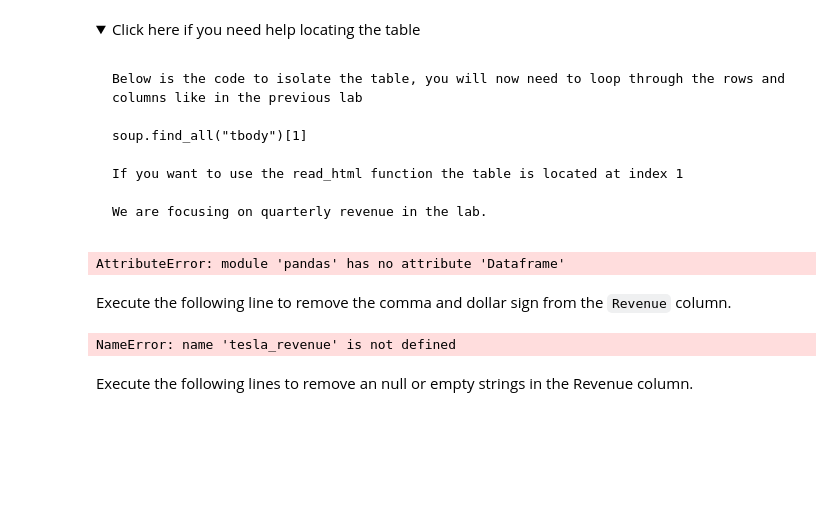
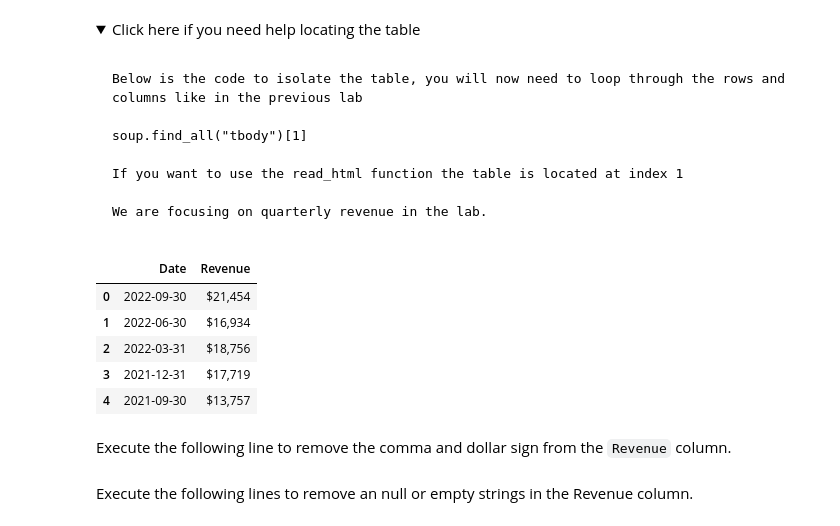
Before and after one commit to wilsonchoi90/extracting-stock-data, a Jupyter notebook: final-assignment.ipynb, the cells around one changed output. Cells and saved outputs as stored; diff of their text form; code cells hidden in the pictures; folded sections open; blank space fills up the shorter version.

````diff
--- a/final-assignment.ipynb
+++ b/final-assignment.ipynb
@@ -160,16 +160,36 @@ We are focusing on quarterly revenue in the lab.
 ```
 
 </details>
-# %%
-tesla_revenue = pd.Dataframe(columns=["Date", "Revenue"])
-# %% [output]
-AttributeError: module 'pandas' has no attribute 'Dataframe'
+# %%
+table = None
+for t in soup.find_all("table"):
+    if "Tesla Quarterly Revenue" in t.text:
+        table = t
+        break
+
+tesla_revenue = pd.DataFrame(columns=["Date", "Revenue"])
+for row in table.tbody.find_all("tr"):
+    cols = row.find_all("td")
+    if len(cols) == 2:
+        date = cols[0].text.strip()
+        revenue = cols[1].text.strip()
+        tesla_revenue = pd.concat(
+            [tesla_revenue, pd.DataFrame({"Date": [date], "Revenue": [revenue]})],
+            ignore_index=True
+        )
+
+tesla_revenue.head()
+# %% [output]
+|  | Date | Revenue |
+| 0 | 2022-09-30 | $21,454 |
+| 1 | 2022-06-30 | $16,934 |
+| 2 | 2022-03-31 | $18,756 |
+| 3 | 2021-12-31 | $17,719 |
+| 4 | 2021-09-30 | $13,757 |
 # %% [markdown]
 Execute the following line to remove the comma and dollar sign from the `Revenue` column.
 # %%
 tesla_revenue["Revenue"] = tesla_revenue['Revenue'].str.replace(',|\$',"",regex=True)
-# %% [output]
-NameError: name 'tesla_revenue' is not defined
 # %% [markdown]
 Execute the following lines to remove an null or empty strings in the Revenue column.
 # %%
````
Also changed, not shown: parts of 6 cells of this notebook.
